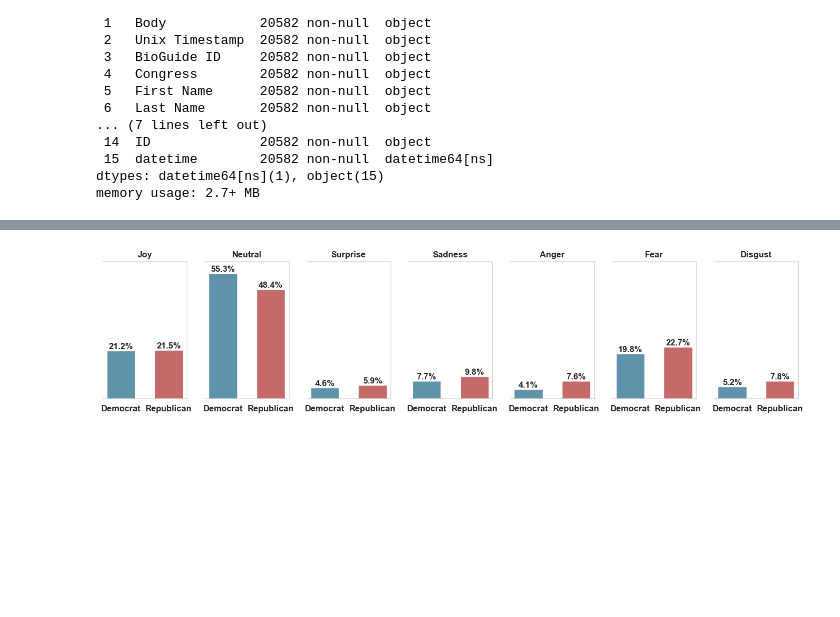
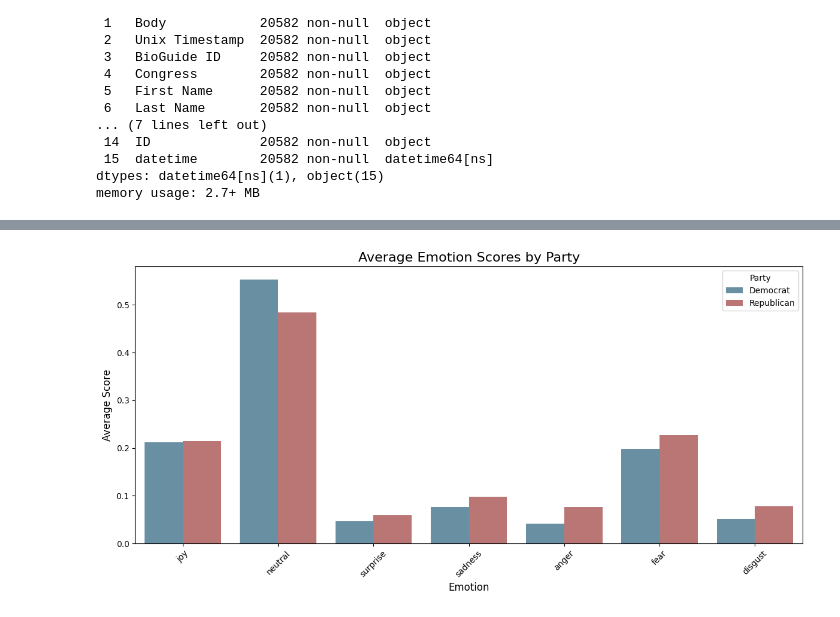
Before and after one commit to marobinette/cfd-project-ds1, a Jupyter notebook: notebooks/emotion_plots.ipynb, the cells around one changed output, grey strips where cells are left out. Drawn from its saved outputs; the diff is of its cells as text; code cells hidden in the pictures; blank space fills up the shorter version.

Commit message:
Added code sections for new HF version of 'average emotion scores by party' figure

```diff
--- a/notebooks/emotion_plots.ipynb
+++ b/notebooks/emotion_plots.ipynb
@@ -70,17 +120,6 @@ mergedData = mergedData.drop('ID', axis=1)
 mergedData = mergedData.rename(columns={'Party': 'party'})
 df = mergedData.copy()
 # %%
-# Font settings
-axis_titlesize = 12
-axis_labelsize = 12
-facet_titlesize = 9
-caption_size = 8
-ppt_axis_titlesize = 14
-ppt_axis_labelsize = 14
-ppt_facet_titlesize = 16
-ppt_caption_size = 12
-ppt_titlesize = 20
-
 emotion_cols = ['joy_score', 'neutral_score', 'surprise_score',
                 'sadness_score', 'anger_score', 'fear_score', 'disgust_score']
 
@@ -90,6 +129,9 @@ for col in emotion_cols:
 
 # Calculate average scores by party (ignoring NaN values)
 party_emotions = df.groupby('party')[emotion_cols].mean()
+
+print("Average emotion scores by party:")
+print(party_emotions)
 
 # Prepare data for plotting
 party_emotions_reset = party_emotions.reset_index()
@@ -103,76 +145,25 @@ party_emotions_melted = party_emotions_reset.melt(
 # Clean up emotion names (remove _score suffix)
 party_emotions_melted['emotion'] = party_emotions_melted['emotion'].str.replace('_score', '')
 
-# Map party labels
-party_labels = {"Democrat": "Democrats", "Republican": "Republicans"}
-party_emotions_melted["party_label"] = party_emotions_melted["party"].map(party_labels)
-
 dem_med_color = "#5F93AC"
 rep_med_color = "#C66969"
-party_colors = {"Democrat": dem_med_color, "Republican": rep_med_color}
 
-sns.set(style="whitegrid")
-
-g = sns.FacetGrid(
-    party_emotions_melted,
-    col="emotion",
-    col_order=['joy', 'neutral', 'surprise', 'sadness', 'anger', 'fear', 'disgust'],
-    height=4,
-    aspect=0.5,  # narrower panels
-    despine=False
+plt.figure(figsize=(12, 6))
+ax = sns.barplot(
+    data=party_emotions_melted,
+    x='emotion',
+    y='score',
+    hue='party',
+    palette={'Democrat': dem_med_color, 'Republican': rep_med_color}
 )
 
-# Replace facet titles and create bar plots
-for ax, emotion in zip(g.axes.flat, ['joy', 'neutral', 'surprise', 'sadness', 'anger', 'fear', 'disgust']):
-    emotion_data = party_emotions_melted[party_emotions_melted['emotion'] == emotion]
+plt.title('Average Emotion Scores by Party', fontsize=16)
+plt.xlabel('Emotion', fontsize=12)
+plt.ylabel('Average Score', fontsize=12)
+plt.legend(title='Party', fontsize=10)
+plt.xticks(rotation=45)
+plt.tight_layout()
 
-    # Create bar plot
-    for idx, (party, color) in enumerate([("Democrat", dem_med_color), ("Republican", rep_med_color)]):
-        party_data = emotion_data[emotion_data['party'] == party]
-        score = party_data['score'].values[0]
-
-        bar = ax.bar(idx, score, color=color, width=0.6)
-
-        # Add value label on top
-        ax.text(idx, score, f'{score*100:.1f}%',
-                ha='center', va='bottom', fontsize=12, fontweight='bold')
-    # Set title (emotion name)
-    ax.set_title(emotion.capitalize())
-
-    # Remove y-axis
-    ax.set_ylabel('')
-    ax.set_yticks([])
-    ax.spines['left'].set_visible(False)
-
-    # Set x-axis labels to party names
-    ax.set_xticks([0, 1])
-    ax.set_xticklabels(['Democrat', 'Republican'], fontsize=axis_labelsize, fontweight='bold')
-    ax.set_xlabel('')
-
-    # Keep light gray spines for remaining edges
-    for spine in ['right', 'top', 'bottom']:
-        ax.spines[spine].set_visible(True)
-        ax.spines[spine].set_color("lightgray")
-        ax.spines[spine].set_linewidth(1)
-
-    # Remove grid
-    ax.grid(False)
-
-# No axis labels needed
-g.set_axis_labels("", "")
-
-# Force figure size
-g.fig.set_size_inches(14, 3.5)
-
-# Style titles
-for ax in g.axes.flat:
-    ax.tick_params(axis='x', labelsize=axis_labelsize)
-    ax.title.set_fontweight("bold")
-    ax.title.set_fontsize(axis_titlesize)
-    ax.title.set_position((0.5, 1.05))
-    ax.set_ylim(0, .55 * 1.1)
-
-plt.tight_layout()
 plt.savefig('../figures/emotion_scores/average_emotion_scores.png', dpi=300, bbox_inches='tight')
 plt.show()
 # %% [output]
@@ -179 +180 @@ plt.show()
-[figure, old version]
+[figure, new version]
```
Also changed, not shown: parts of 10 cells of this notebook.
